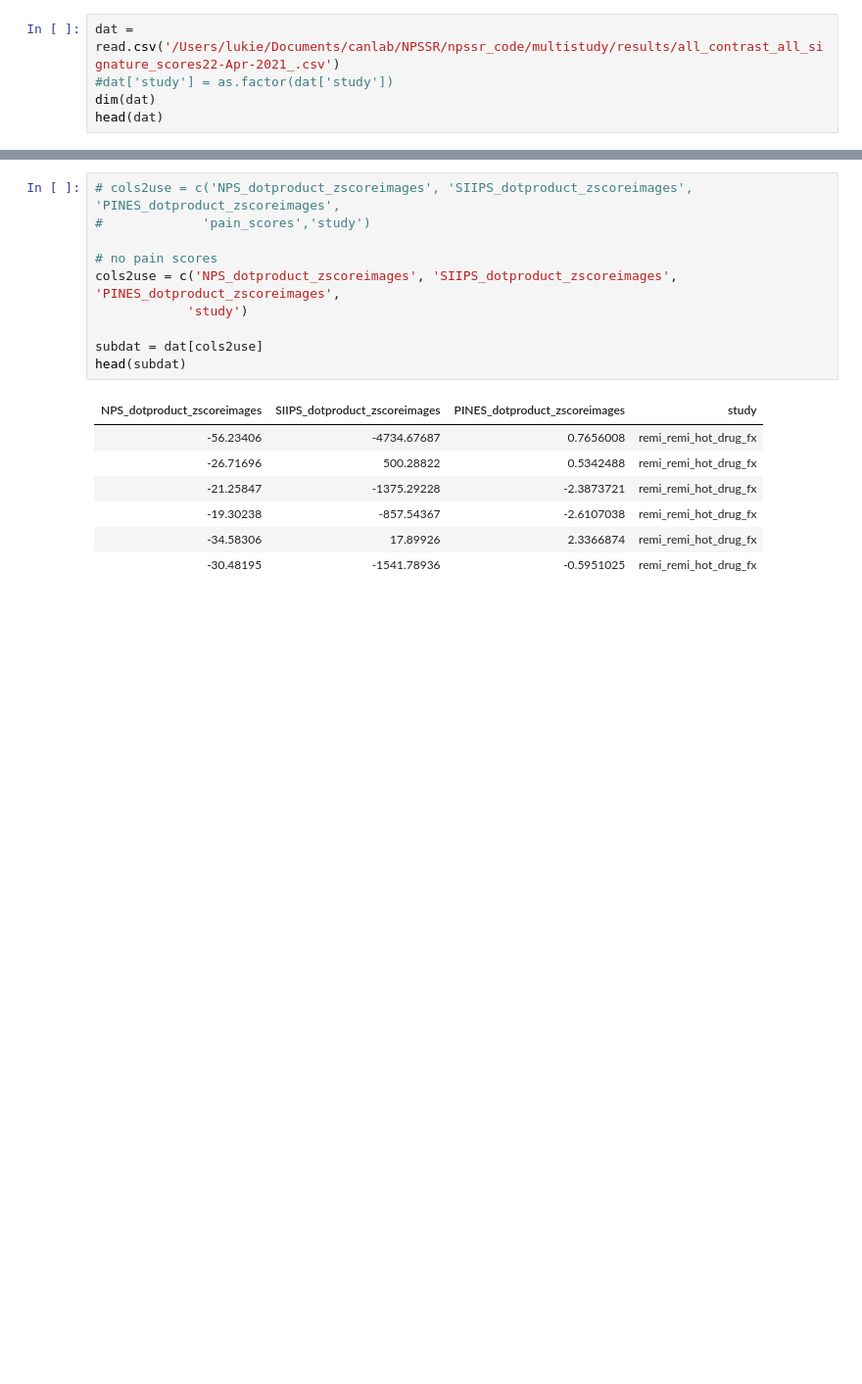
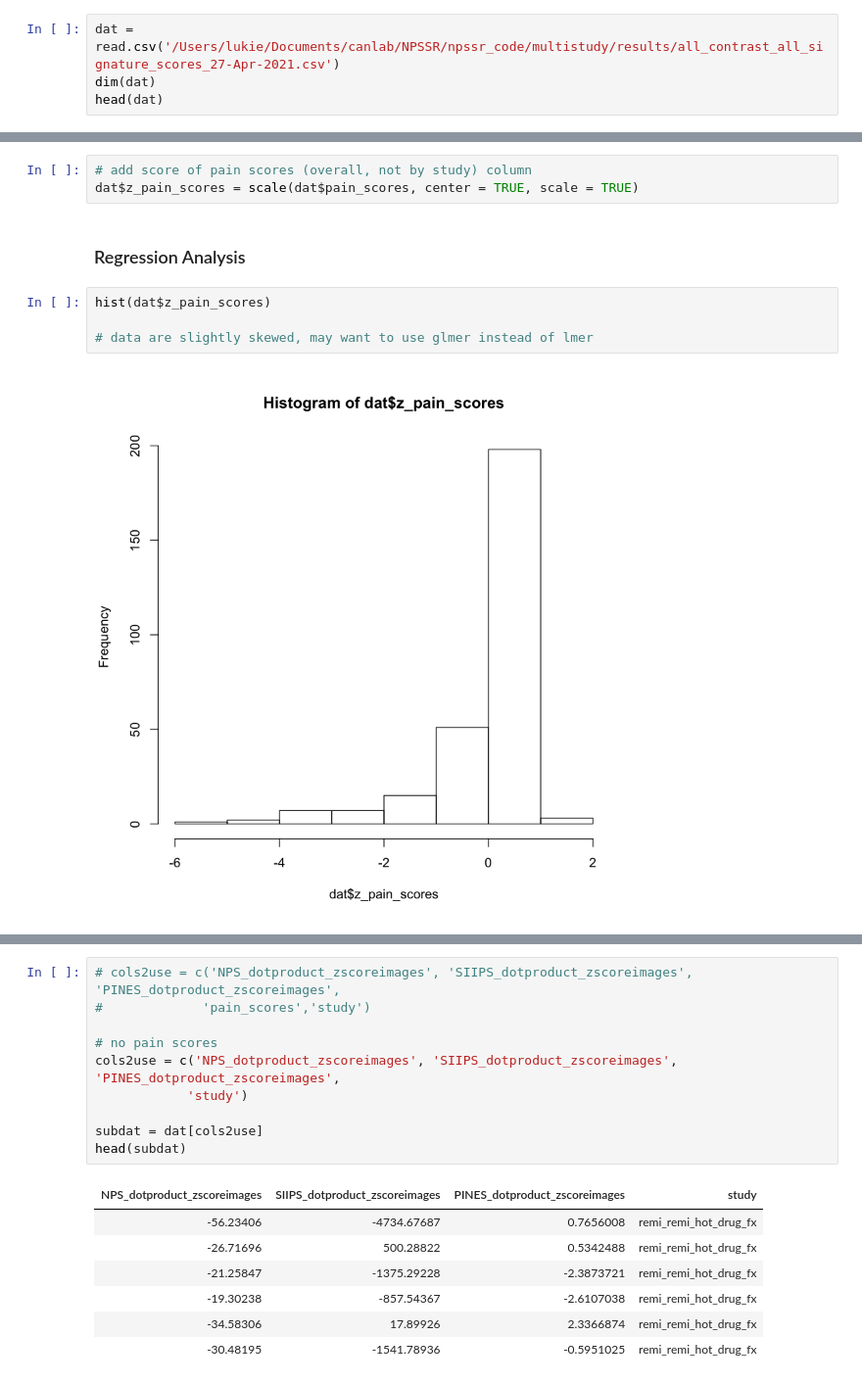
Before and after one commit to Lslipski/npssr_code, a Jupyter notebook: analysis/cluster_on_signature_scores.ipynb, the cells around one changed output, grey strips where cells are left out. Shown: that part at 98% size. Drawn from its saved outputs; the diff is of its cells as text; blank space fills up the shorter version.

```diff
--- a/analysis/cluster_on_signature_scores.ipynb
+++ b/analysis/cluster_on_signature_scores.ipynb
@@ -11,6 +39,5 @@ Loading required package: viridisLite
 # %%
-dat = read.csv('/Users/lukie/Documents/canlab/NPSSR/npssr_code/multistudy/results/all_contrast_all_signature_scores22-Apr-2021_.csv')
-#dat['study'] = as.factor(dat['study'])
+dat = read.csv('/Users/lukie/Documents/canlab/NPSSR/npssr_code/multistudy/results/all_contrast_all_signature_scores_27-Apr-2021.csv')
 dim(dat)
 head(dat)
 # %% [output]
@@ -22,3 +49,14 @@ head(dat)
 | -19.30238 | -10.50993 | 1.351886 | -857.54367 | -2.6107038 | ... |
 | -34.58306 | -12.19088 | 2.666016 | 17.89926 | 2.3366874 | ... |
 | -30.48195 | -32.52145 | 1.346879 | -1541.78936 | -0.5951025 | ... |
+# %%
+# add score of pain scores (overall, not by study) column
+dat$z_pain_scores = scale(dat$pain_scores, center = TRUE, scale = TRUE)
+# %% [markdown]
+### Regression Analysis
+# %%
+hist(dat$z_pain_scores)
+
+# data are slightly skewed, may want to use glmer instead of lmer
+# %% [output]
+[figure, added]
```
Also changed, not shown: parts of 4 cells of this notebook, 4 other files.
